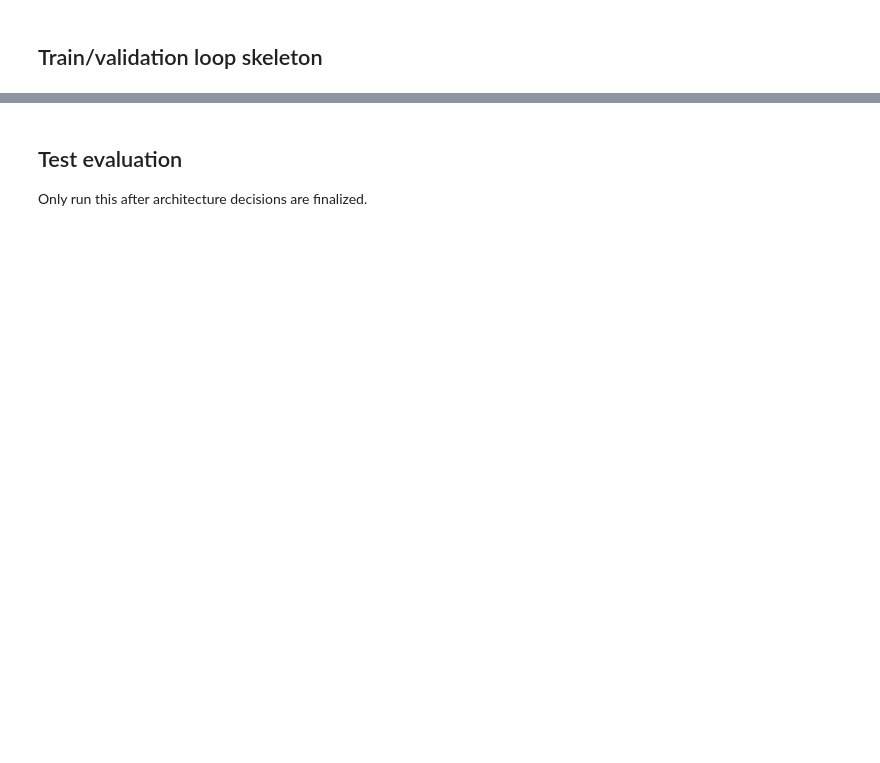
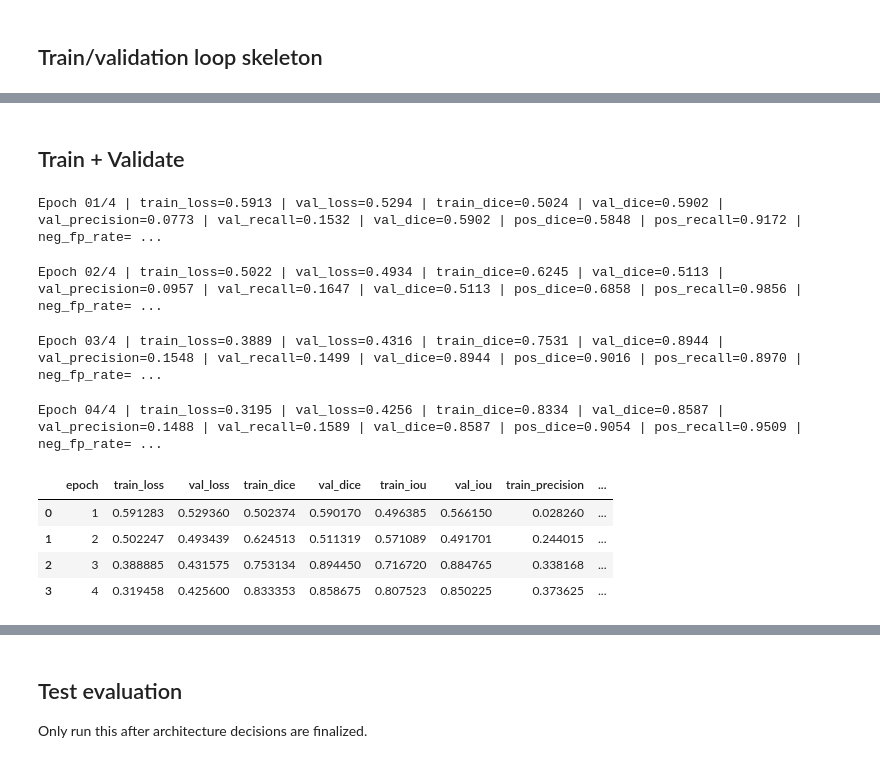
Before and after one commit to AIO-Conquer-3-AI-for-Medical/coronary-calcification-segmentation, a Jupyter notebook: pipeline.ipynb, the cells around one changed output, grey strips where cells are left out. Saved outputs shown, nothing was run; the diff lists cells and outputs as text; code cells hidden in the pictures; blank space fills up the shorter version.

```diff
--- a/pipeline.ipynb
+++ b/pipeline.ipynb
@@ -408,8 +688,17 @@ def compute_metrics(logits, targets, threshold=0.5, eps=1e-6):
 
     dice = (2 * tp + eps) / (2 * tp + fp + fn + eps)
     iou = (tp + eps) / (tp + fp + fn + eps)
-    precision = (tp + eps) / (tp + fp + eps)
-    recall = (tp + eps) / (tp + fn + eps)
+    precision = torch.where(
+        (tp + fp) > 0,
+        tp / (tp + fp + eps),
+        torch.zeros_like(tp)
+    )
+
+    recall = torch.where(
+        (tp + fn) > 0,
+        tp / (tp + fn + eps),
+        torch.zeros_like(tp)
+    )
 
     return {
         "dice": dice.mean().item(),
@@ -469,46 +960,71 @@ def validate_one_epoch(model, loader, criterion, device):
+# %% [markdown]
+## Train + Validate
 # %%
 history = []
-best_val_dice = -1.0
-best_model_path = "best_cac_2p5d_model.pt"
+best_val_pos_dice = -1.0
+best_model_path = "best_model.pt"
 
 for epoch in range(1, cfg.EPOCHS + 1):
     start = time.time()
 
-    train_loss, train_metrics = train_one_epoch(model, train_loader, optimizer, criterion, DEVICE)
-    val_loss, val_metrics = validate_one_epoch(model, val_loader, criterion, DEVICE)
+    train_loss, train_metrics = train_one_epoch(model, train_loader, optimizer, criterion, DEVICE, scaler)
+    val_loss, val_metrics, val_sep_metrics = validate_one_epoch(model, val_loader, criterion, DEVICE)
 
     elapsed = time.time() - start
 
     row = {
         "epoch": epoch,
         "train_loss": train_loss,
         "val_loss": val_loss,
         "train_dice": train_metrics["dice"],
         "val_dice": val_metrics["dice"],
         "train_iou": train_metrics["iou"],
         "val_iou": val_metrics["iou"],
         "train_precision": train_metrics["precision"],
-        "val_precision": val_metrics["precision"],
+        "val_precision_all": val_metrics["precision"],
         "train_recall": train_metrics["recall"],
-        "val_recall": val_metrics["recall"],
+        "val_recall_all": val_metrics["recall"],
+
+        "val_pos_dice": val_sep_metrics["positive_slice_dice"],
+        "val_pos_precision": val_sep_metrics["positive_slice_precision"],
+        "val_pos_recall": val_sep_metrics["positive_slice_recall"],
+        "val_neg_fp_rate": val_sep_metrics["negative_slice_fp_sample_rate"],
+        "val_neg_mean_fp_pixels": val_sep_metrics["negative_slice_mean_fp_pixels"],
         "seconds": elapsed,
     }
     history.append(row)
 
-    if val_metrics["dice"] > best_val_dice:
-        best_val_dice = val_metrics["dice"]
+    # Go for the validation for slices that have CAC
+    best_val = val_sep_metrics["positive_slice_dice"]
+
+    if best_val is not None and best_val > best_val_pos_dice:
+        best_val_pos_dice = best_val
         torch.save(model.state_dict(), best_model_path)
 
     print(
-        f"Epoch {epoch:03d}/{cfg.EPOCHS} | "
+        f"Epoch {epoch:02d}/{cfg.EPOCHS} | "
         f"train_loss={train_loss:.4f} | val_loss={val_loss:.4f} | "
         f"train_dice={train_metrics['dice']:.4f} | val_dice={val_metrics['dice']:.4f} | "
         f"val_precision={val_metrics['precision']:.4f} | val_recall={val_metrics['recall']:.4f} | "
+        f"val_dice={val_metrics['dice']:.4f} | "
+        f"pos_dice={fmt(val_sep_metrics['positive_slice_dice'])} | "
+        f"pos_recall={val_sep_metrics['positive_slice_recall']:.4f} | "
+        f"neg_fp_rate={val_sep_metrics['negative_slice_fp_sample_rate']:.4f} | "
         f"{elapsed:.1f}s"
     )
 
 history_df = pd.DataFrame(history)
 history_df.tail()
+# %% [output]
+Epoch 01/4 | train_loss=0.5913 | val_loss=0.5294 | train_dice=0.5024 | val_dice=0.5902 | val_precision=0.0773 | val_recall=0.1532 | val_dice=0.5902 | pos_dice=0.5848 | pos_recall=0.9172 | neg_fp_rate= ...
+Epoch 02/4 | train_loss=0.5022 | val_loss=0.4934 | train_dice=0.6245 | val_dice=0.5113 | val_precision=0.0957 | val_recall=0.1647 | val_dice=0.5113 | pos_dice=0.6858 | pos_recall=0.9856 | neg_fp_rate= ...
+Epoch 03/4 | train_loss=0.3889 | val_loss=0.4316 | train_dice=0.7531 | val_dice=0.8944 | val_precision=0.1548 | val_recall=0.1499 | val_dice=0.8944 | pos_dice=0.9016 | pos_recall=0.8970 | neg_fp_rate= ...
+Epoch 04/4 | train_loss=0.3195 | val_loss=0.4256 | train_dice=0.8334 | val_dice=0.8587 | val_precision=0.1488 | val_recall=0.1589 | val_dice=0.8587 | pos_dice=0.9054 | pos_recall=0.9509 | neg_fp_rate= ...
+|  | epoch | train_loss | val_loss | train_dice | val_dice | train_iou | val_iou | train_precision | ... |
+| 0 | 1 | 0.591283 | 0.529360 | 0.502374 | 0.590170 | 0.496385 | 0.566150 | 0.028260 | ... |
+| 1 | 2 | 0.502247 | 0.493439 | 0.624513 | 0.511319 | 0.571089 | 0.491701 | 0.244015 | ... |
+| 2 | 3 | 0.388885 | 0.431575 | 0.753134 | 0.894450 | 0.716720 | 0.884765 | 0.338168 | ... |
+| 3 | 4 | 0.319458 | 0.425600 | 0.833353 | 0.858675 | 0.807523 | 0.850225 | 0.373625 | ... |
 # %%
 if len(history_df) > 0:
     plt.figure(figsize=(8, 5))
```
Also changed, not shown: parts of 30 cells of this notebook, 6 other files.
